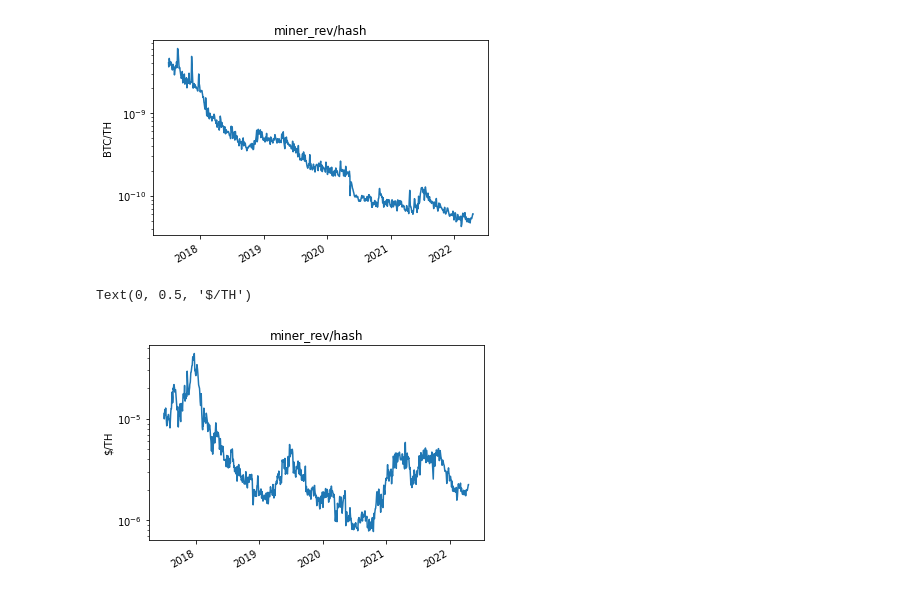
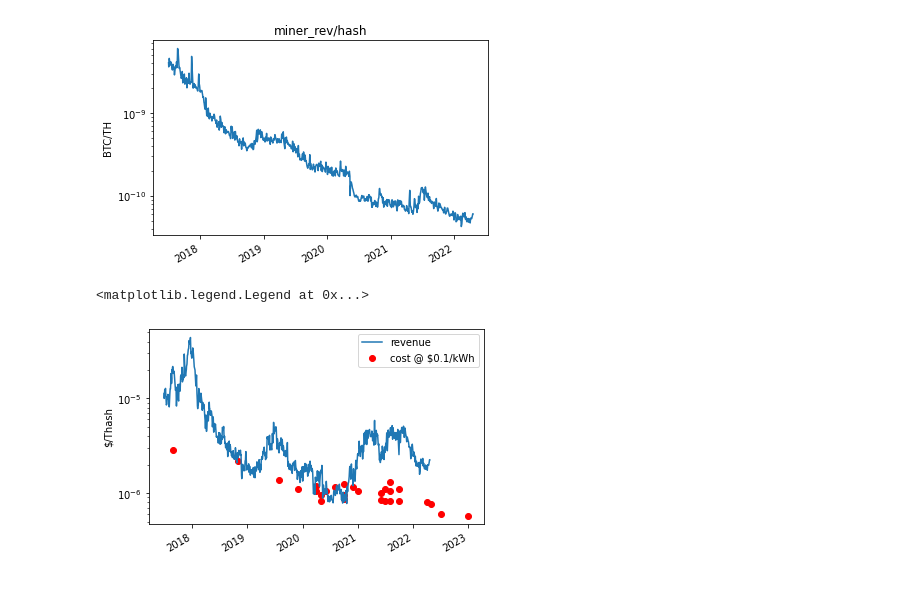
Before and after one commit to QRB-Labs/qrb, a Jupyter notebook: analysis/mining_dynamics.ipynb, the cells around one changed output. Drawn from its saved outputs; the diff is of its cells as text; code cells hidden in the pictures.

Commit message:
revenue and cost per hash

```diff
--- a/analysis/mining_dynamics.ipynb
+++ b/analysis/mining_dynamics.ipynb
@@ -156,14 +156,18 @@ plt.ylabel('BTC/TH')
 Text(0, 0.5, 'BTC/TH')
 [figure]
 # %%
+price_kwh = 0.1
 df5 = df4.merge(df, how='outer', left_index=True, right_index=True, sort=True)
 df5 = df5.loc[df5.index>pd.to_datetime('2017-07-01')]
 df5.interpolate(method='time', inplace=True)
 rh_usd = df5.apply(lambda row: (row['miners-revenue']/(3600*24))/row['hash-rate'], axis=1)
-rh_usd.plot()
+rh_usd.plot(label='revenue')
 plt.yscale('log')
-plt.title('miner_rev/hash')
-plt.ylabel('$/TH')
+plt.ylabel('$/Thash')
+plt.scatter(x=[dt.datetime.strptime(m['Date'], '%b %Y').date() for m in miners],
+         y=[m['alpha (kWh/Thash)']*price_kwh for m in miners],
+            color='red', label="cost @ ${}/kWh".format(price_kwh))
+plt.legend()
 # %% [output]
-Text(0, 0.5, '$/TH')
+<matplotlib.legend.Legend at 0x...>
-[figure, old version]
+[figure, new version]
```
